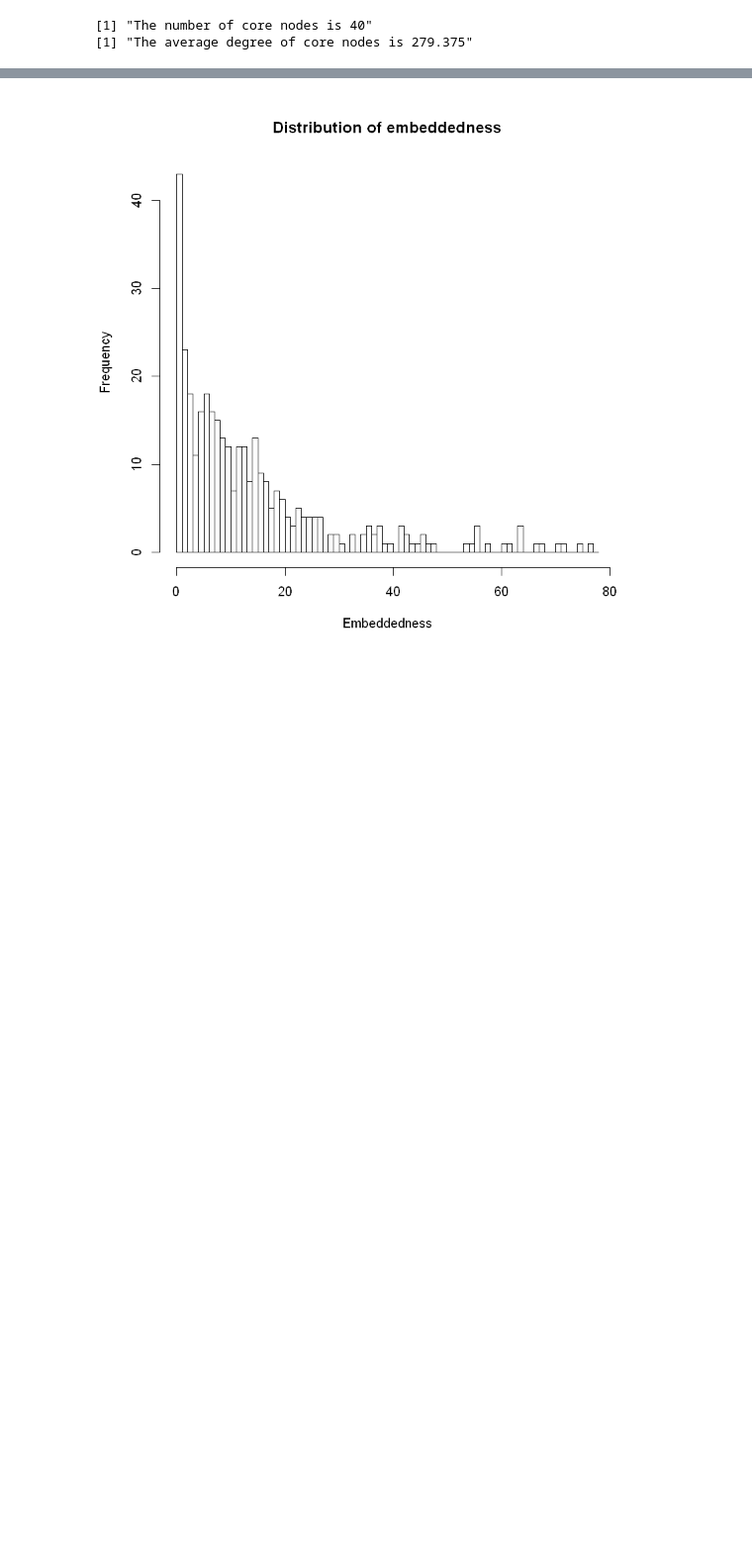
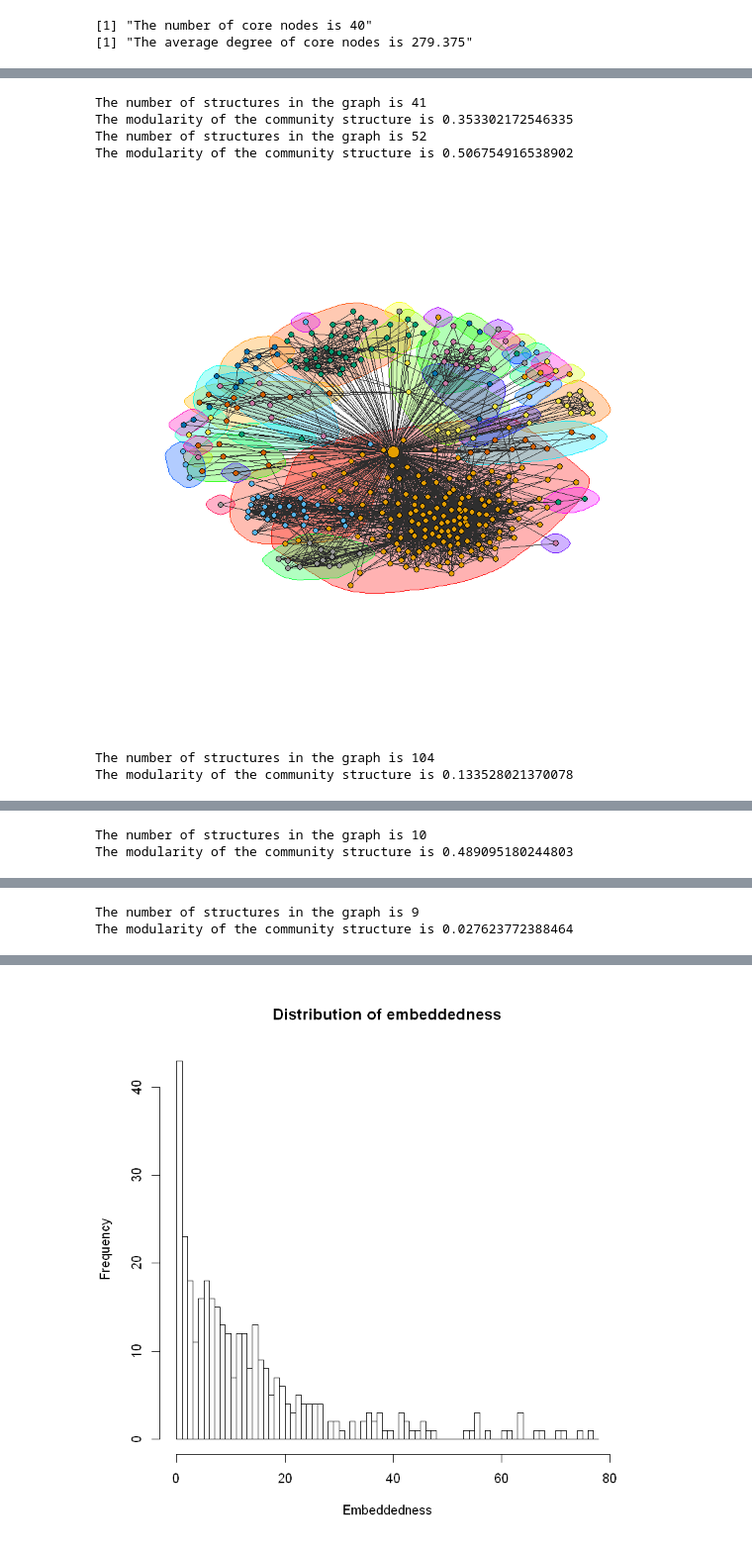
Before and after one commit to maithilibhide/ECE232, a Jupyter notebook: Project2/Facebook.ipynb, the cells around one changed output, grey strips where cells are left out. Shown at 99% size. Cells and saved outputs as stored; diff of their text form; code cells hidden in the pictures; blank space fills up the shorter version.

```diff
--- a/Project2/Facebook.ipynb
+++ b/Project2/Facebook.ipynb
@@ -159,0 +151,11 @@ The modularity of the community structure is 0.0269066172233357
+# %%
+#Question 9 (edge_betweenness)
+core_community('edge_betweenness')
+# %% [output]
+The number of structures in the graph is 41
+The modularity of the community structure is 0.353302172546335
+The number of structures in the graph is 52
+The modularity of the community structure is 0.506754916538902
+[figure, added]
+The number of structures in the graph is 104
+The modularity of the community structure is 0.133528021370078
@@ -159,0 +163,2 @@ The modularity of the community structure is 0.0269066172233357
+The number of structures in the graph is 10
+The modularity of the community structure is 0.489095180244803
@@ -159,0 +166,2 @@ The modularity of the community structure is 0.0269066172233357
+The number of structures in the graph is 9
+The modularity of the community structure is 0.027623772388464
```
Also changed, not shown: parts of 13 cells of this notebook.
